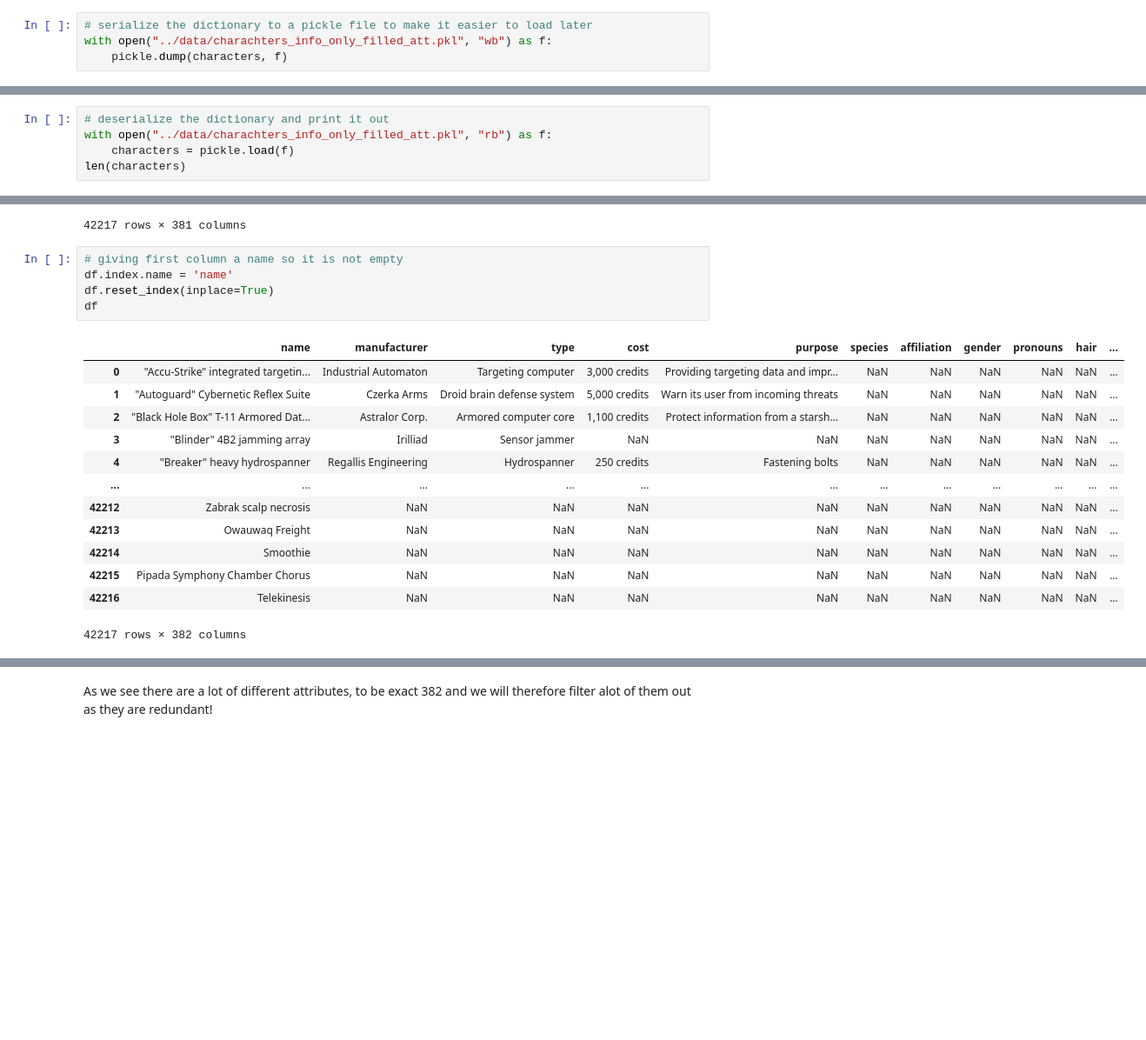
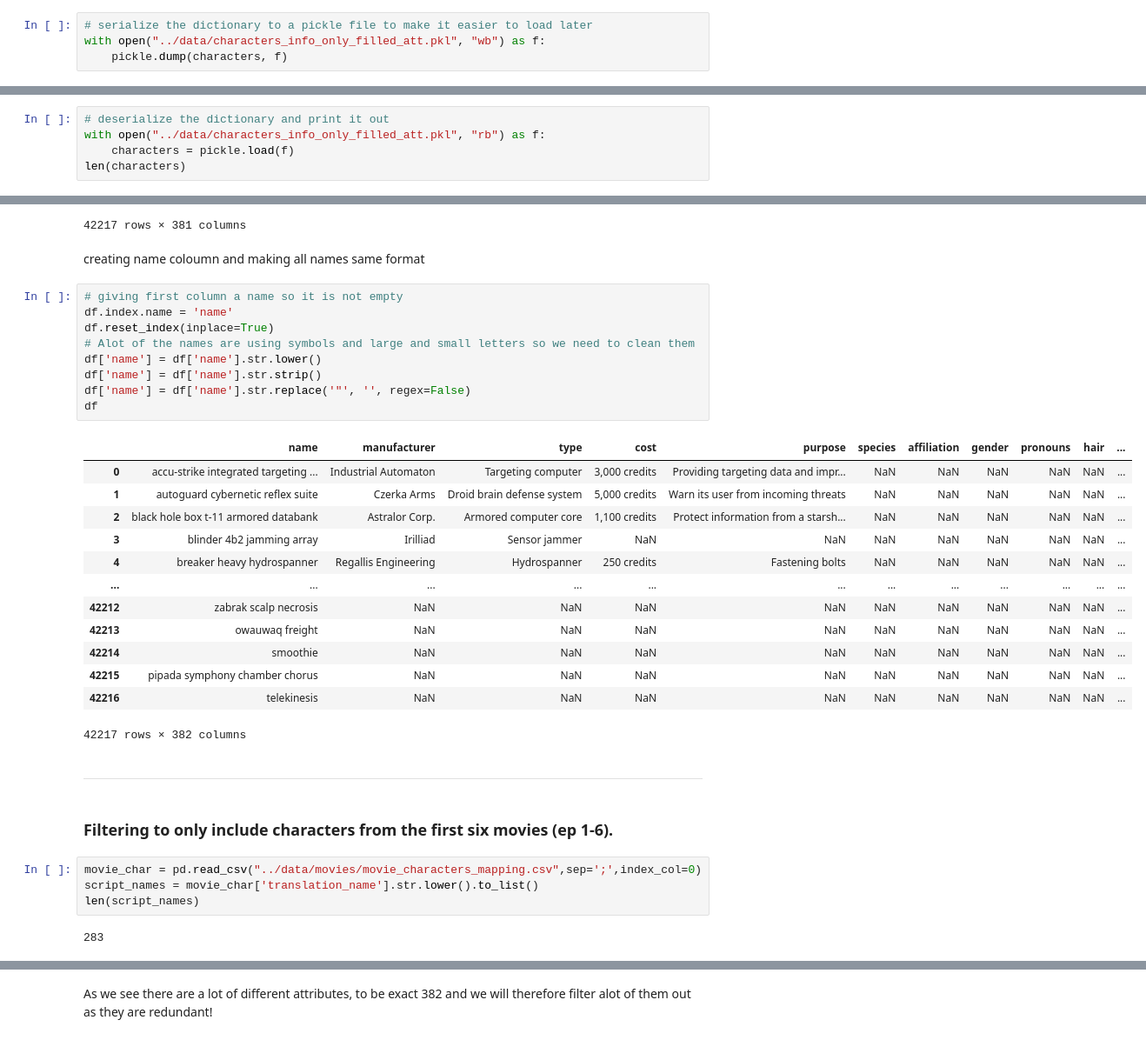
Before and after one commit to murrodroid/StarWarsSocialScience, a Jupyter notebook: project/src/webscraper.ipynb, the cells around one changed output, grey strips where cells are left out. Shown at 87% size. Drawn from its saved outputs; the diff is of its cells as text; blank space fills up the shorter version.

Commit message:
Updates to dataframe work and filtering
Creates two ways of filtering movie characters in the large dataset

```diff
--- a/project/src/webscraper.ipynb
+++ b/project/src/webscraper.ipynb
@@ -129,7 +130,7 @@ for name, info in results:
 #### Saving data:
 # %%
 # serialize the dictionary to a pickle file to make it easier to load later
-with open("../data/charachters_info_only_filled_att.pkl", "wb") as f:
+with open("../data/characters_info_only_filled_att.pkl", "wb") as f:
     pickle.dump(characters, f)
 # %% [markdown]
 ---
@@ -137,7 +138,7 @@ with open("../data/charachters_info_only_filled_att.pkl", "wb") as f:
 #### Reopen data:
 # %%
 # deserialize the dictionary and print it out
-with open("../data/charachters_info_only_filled_att.pkl", "rb") as f:
+with open("../data/characters_info_only_filled_att.pkl", "rb") as f:
     characters = pickle.load(f)
 len(characters)
 # %% [output]
@@ -162,22 +163,38 @@ df
 | Pipada Symphony Chamber Chorus | NaN | NaN | NaN | NaN | NaN | NaN | NaN | NaN | NaN | NaN | ... |
 | Telekinesis | NaN | NaN | NaN | NaN | NaN | NaN | NaN | NaN | NaN | NaN | ... |
 42217 rows × 381 columns
+# %% [markdown]
+creating name coloumn and making all names same format
 # %%
 # giving first column a name so it is not empty
 df.index.name = 'name'
 df.reset_index(inplace=True)
+# Alot of the names are using symbols and large and small letters so we need to clean them
+df['name'] = df['name'].str.lower()
+df['name'] = df['name'].str.strip()
+df['name'] = df['name'].str.replace('"', '', regex=False)
 df
 # %% [output]
 |  | name | manufacturer | type | cost | purpose | species | affiliation | gender | pronouns | hair | ... |
-| 0 | "Accu-Strike" integrated targetin... | Industrial Automaton | Targeting computer | 3,000 credits | Providing targeting data and impr... | NaN | NaN | NaN | NaN | NaN | ... |
-| 1 | "Autoguard" Cybernetic Reflex Suite | Czerka Arms | Droid brain defense system | 5,000 credits | Warn its user from incoming threats | NaN | NaN | NaN | NaN | NaN | ... |
-| 2 | "Black Hole Box" T-11 Armored Dat... | Astralor Corp. | Armored computer core | 1,100 credits | Protect information from a starsh... | NaN | NaN | NaN | NaN | NaN | ... |
-| 3 | "Blinder" 4B2 jamming array | Irilliad | Sensor jammer | NaN | NaN | NaN | NaN | NaN | NaN | NaN | ... |
-| 4 | "Breaker" heavy hydrospanner | Regallis Engineering | Hydrospanner | 250 credits | Fastening bolts | NaN | NaN | NaN | NaN | NaN | ... |
+| 0 | accu-strike integrated targeting ... | Industrial Automaton | Targeting computer | 3,000 credits | Providing targeting data and impr... | NaN | NaN | NaN | NaN | NaN | ... |
+| 1 | autoguard cybernetic reflex suite | Czerka Arms | Droid brain defense system | 5,000 credits | Warn its user from incoming threats | NaN | NaN | NaN | NaN | NaN | ... |
+| 2 | black hole box t-11 armored databank | Astralor Corp. | Armored computer core | 1,100 credits | Protect information from a starsh... | NaN | NaN | NaN | NaN | NaN | ... |
+| 3 | blinder 4b2 jamming array | Irilliad | Sensor jammer | NaN | NaN | NaN | NaN | NaN | NaN | NaN | ... |
+| 4 | breaker heavy hydrospanner | Regallis Engineering | Hydrospanner | 250 credits | Fastening bolts | NaN | NaN | NaN | NaN | NaN | ... |
 | ... | ... | ... | ... | ... | ... | ... | ... | ... | ... | ... | ... |
-| 42212 | Zabrak scalp necrosis | NaN | NaN | NaN | NaN | NaN | NaN | NaN | NaN | NaN | ... |
-| 42213 | Owauwaq Freight | NaN | NaN | NaN | NaN | NaN | NaN | NaN | NaN | NaN | ... |
-| 42214 | Smoothie | NaN | NaN | NaN | NaN | NaN | NaN | NaN | NaN | NaN | ... |
-| 42215 | Pipada Symphony Chamber Chorus | NaN | NaN | NaN | NaN | NaN | NaN | NaN | NaN | NaN | ... |
-| 42216 | Telekinesis | NaN | NaN | NaN | NaN | NaN | NaN | NaN | NaN | NaN | ... |
+| 42212 | zabrak scalp necrosis | NaN | NaN | NaN | NaN | NaN | NaN | NaN | NaN | NaN | ... |
+| 42213 | owauwaq freight | NaN | NaN | NaN | NaN | NaN | NaN | NaN | NaN | NaN | ... |
+| 42214 | smoothie | NaN | NaN | NaN | NaN | NaN | NaN | NaN | NaN | NaN | ... |
+| 42215 | pipada symphony chamber chorus | NaN | NaN | NaN | NaN | NaN | NaN | NaN | NaN | NaN | ... |
+| 42216 | telekinesis | NaN | NaN | NaN | NaN | NaN | NaN | NaN | NaN | NaN | ... |
 42217 rows × 382 columns
+# %% [markdown]
+---
+# %% [markdown]
+### Filtering to only include characters from the first six movies (ep 1-6).
+# %%
+movie_char = pd.read_csv("../data/movies/movie_characters_mapping.csv",sep=';',index_col=0)
+script_names = movie_char['translation_name'].str.lower().to_list()
+len(script_names)
+# %% [output]
+283
```
Also changed, not shown: parts of 12 cells of this notebook.
